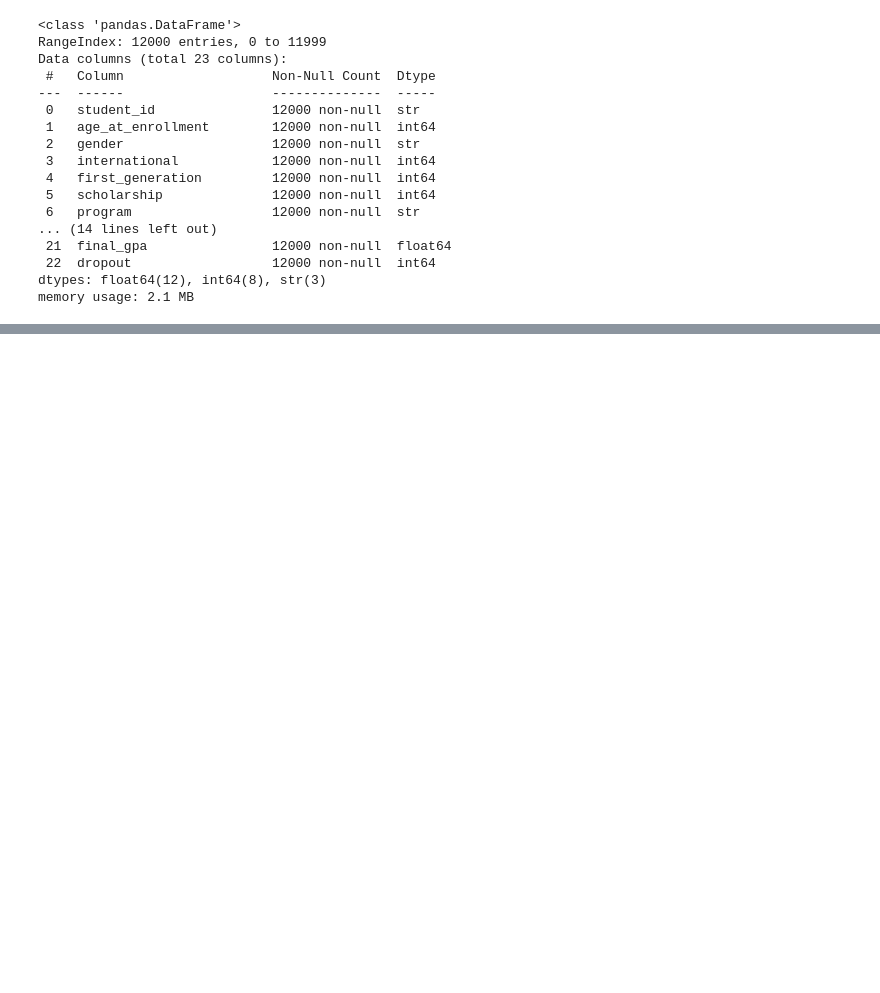
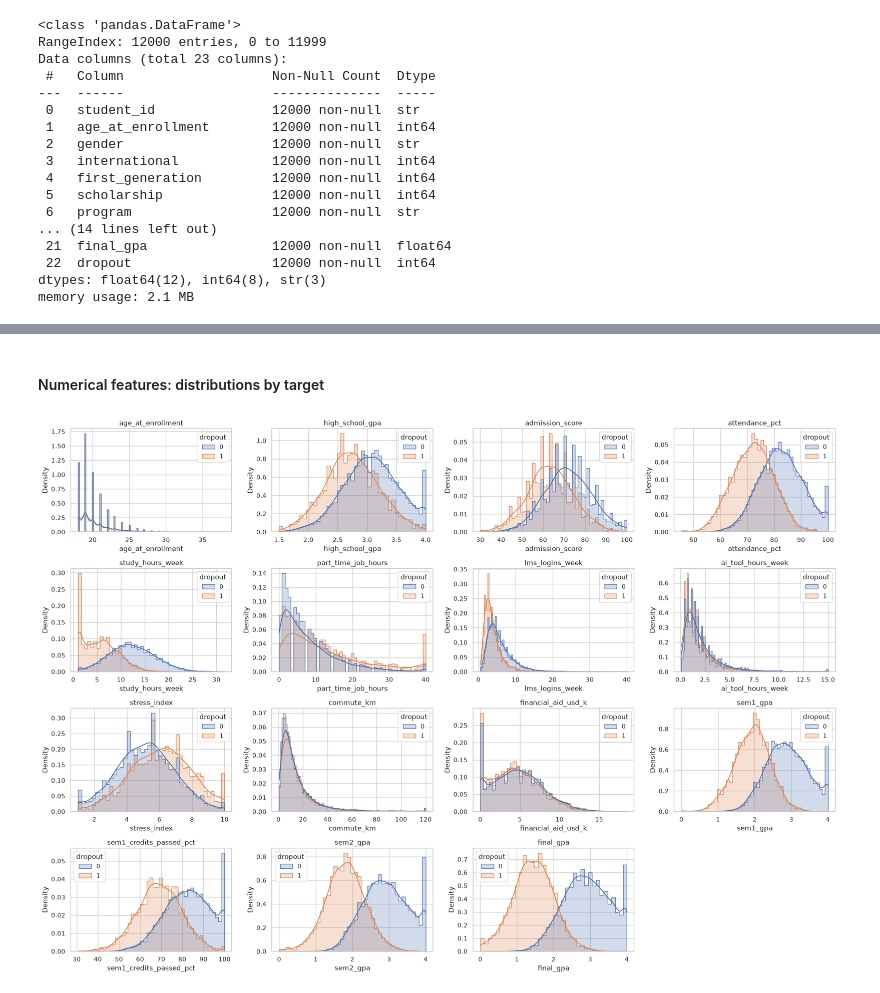
Before and after one commit to EnricoCecchini/ML2_Group_Assignment, a Jupyter notebook: notebook.ipynb, the cells around one changed output, grey strips where cells are left out. Saved outputs shown, nothing was run; the diff lists cells and outputs as text; code cells hidden in the pictures; blank space fills up the shorter version.

```diff
--- a/notebook.ipynb
+++ b/notebook.ipynb
@@ -48,0 +111,3 @@ target = "dropout"
+# %%
+for col in categorical_cols:
+    print(df[col].value_counts(), "\n")
@@ -48,0 +152,15 @@ target = "dropout"
+# %% [markdown]
+#### Numerical features: distributions by target
+# %%
+n_cols = 4
+n_rows = int(np.ceil(len(numerical_cols) / n_cols))
+fig, axes = plt.subplots(n_rows, n_cols, figsize=(5 * n_cols, 3.5 * n_rows))
+for ax, col in zip(axes.flat, numerical_cols):
+    sns.histplot(data=df, x=col, hue=target, kde=True, stat="density", common_norm=False, element="step", ax=ax)
+    ax.set_title(col)
+for ax in axes.flat[len(numerical_cols):]:
+    ax.set_visible(False)
+plt.tight_layout()
+plt.show()
+# %% [output]
+[figure, added]
```
Also changed, not shown: parts of 25 cells of this notebook.
